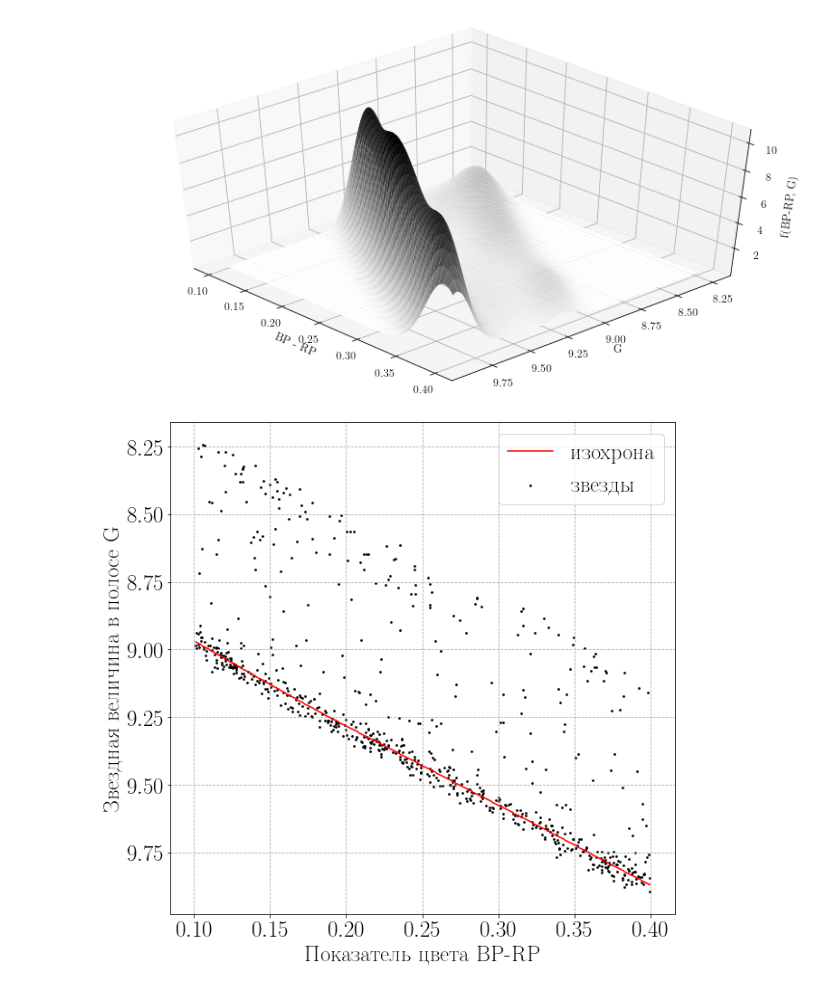
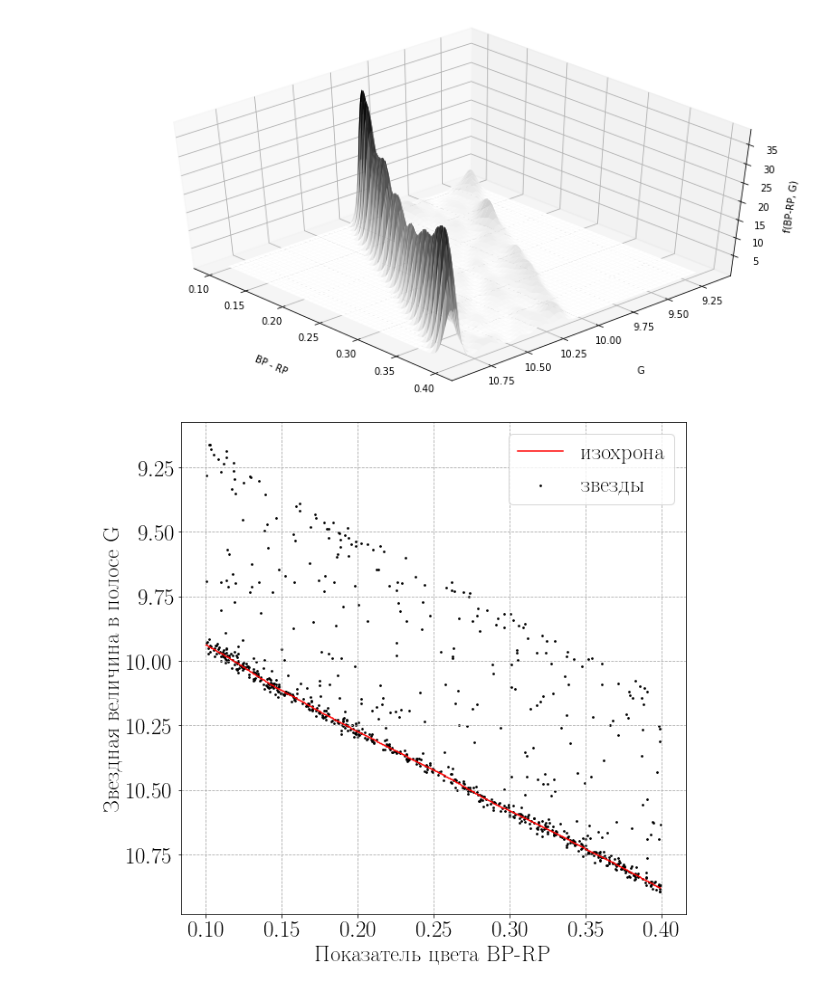
Before and after one commit to olgaborodina/GAIA_binaries, a Jupyter notebook: model/horizontal_MS_model.ipynb, the cells around one changed output. Saved outputs shown, nothing was run; the diff lists cells and outputs as text; code cells hidden in the pictures.

```diff
--- a/model/horizontal_MS_model.ipynb
+++ b/model/horizontal_MS_model.ipynb
@@ -27,5 +25,5 @@ def read_file(filename):
         pass
     return df
 # %%
-# singles_data = read_file(MODEL_DIRECTORY / 'model_separated_singles_500pc_manystars_power2.txt')
-# singles_data = singles_data[(singles_data['bp-rp, mag']>0.1) & (singles_data['bp-rp, mag']<0.4)]
+all_stars = read_file(MODEL_DIRECTORY / 'model_stars_400pc_manystars_flat.txt')
+all_stars = all_stars[(all_stars['bp-rp, mag']>0.1) & (all_stars['bp-rp, mag']<0.4)]
@@ -39,4 +29,0 @@ def read_file(filename):
-# %%
-all_stars = read_file(MODEL_DIRECTORY / 'model_stars_250pc_manystars_flat_no_errors.txt')
-all_stars['bp-rp, mag'] = all_stars['BP-RP, mag']
-all_stars = all_stars[(all_stars['bp-rp, mag']>0.1) & (all_stars['bp-rp, mag']<0.4)]
@@ -49,7 +34,9 @@ y = all_stars['g, mag']
 
 # Evaluate a gaussian kde on a regular grid of nbins x nbins over data extents
 nbins=400
-k = kde.gaussian_kde([x,y])
+k = kde_stats.gaussian_kde([x,y],bw_method='scott')
+k.set_bandwidth(bw_method=k.factor / 3)
+
 xi, yi = np.mgrid[x.min():x.max():nbins*1j, y.min():y.max():nbins*1j]
 zi = k(np.vstack([xi.flatten(), yi.flatten()]))
 f = zi.reshape(xi.shape)
@@ -66,16 +53,15 @@ isochrone_f = isochrone_f.rename(columns={0 : 'bp-rp, mag', 1 : 'g, mag'})
 # %%
 fig = plt.figure(figsize=(13, 7))
 ax = plt.axes(projection='3d')
-ax.plot_surface(xi, yi, zi.reshape(xi.shape), cmap='binary')
-ax.set_xlabel('BP - RP')
-ax.set_ylabel('G')
-ax.set_zlabel('f(BP-RP, G)')
+ax.plot_surface(xi,yi, f, cmap='binary')
+ax.set_xlabel('BP - RP', labelpad=29)
+ax.set_ylabel('G', labelpad=29)
+ax.set_zlabel('f(BP-RP, G)', labelpad=5)
 ax.invert_yaxis()
 
-
 ax.view_init(45, 317)
 # %% [output]
-[figure, old version]
+[figure, new version]
 # %%
 fig, ax = plt.subplots(figsize=(10,10))
 ax.scatter (all_stars['bp-rp, mag'] , all_stars['g, mag'] , c ='black', s = 3, label ='звезды')
@@ -95,10 +81,10 @@ plt.xlabel('Показатель цвета BP-RP')
 plt.ylabel('Звездная величина в полосе G')
 ax.tick_params(axis='both', which='major')
 ax.legend()
-plt.savefig("polynomial_approximation.pdf", bbox_inches = 'tight')
+plt.savefig(MODEL_DIRECTORY / 'plots' / "cmd_approximation.pdf", bbox_inches = 'tight')
 plt.show()
 # %% [output]
-[figure, old version]
+[figure, new version]
 # %%
 func_iso = interp1d(isochrone_f['bp-rp, mag'], isochrone_f['g, mag'])
 all_stars['Gmag_new'] = all_stars['g, mag'] - func_iso(all_stars['bp-rp, mag'])
```
Also changed, not shown: parts of 21 cells of this notebook.
